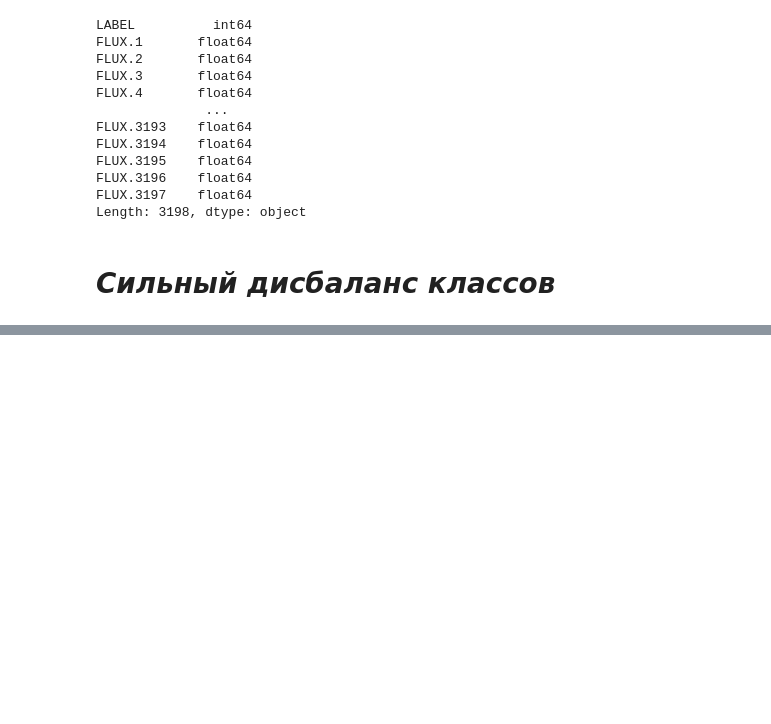
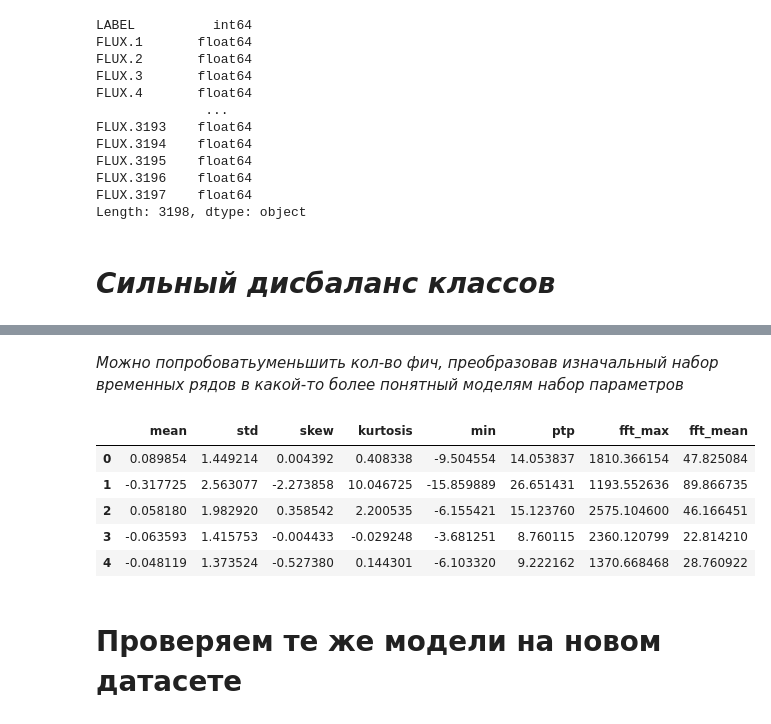
Before and after one commit to Sladkiy-Bo/exoplanet-detector, a Jupyter notebook: notebooks/01_kaggle_baseline.ipynb, the cells around one changed output, grey strips where cells are left out. Saved outputs shown, nothing was run; the diff lists cells and outputs as text; code cells hidden in the pictures; blank space fills up the shorter version.

Commit message:
Finalize Kaggle baseline: feature engineering, class imbalance handling, model comparison

```diff
--- a/notebooks/01_kaggle_baseline.ipynb
+++ b/notebooks/01_kaggle_baseline.ipynb
@@ -64,0 +119,6 @@ print(data_train["LABEL"][data_train["LABEL"] == 2].count())
+# %%
+X_train = normalize_rows(train, flux_cols)
+X_test = normalize_rows(test, flux_cols)
+
+y_train = (train["LABEL"] == 2).astype(int)
+y_test = (test["LABEL"] == 2).astype(int)
@@ -64,0 +184,16 @@ print(data_train["LABEL"][data_train["LABEL"] == 2].count())
+# %%
+neg, pos = (y_train == 0).sum(), (y_train == 1).sum()
+
+xgb_model = XGBClassifier(
+    n_estimators=100,
+    max_depth=3,
+    scale_pos_weight=neg / pos,
+    eval_metric="logloss",
+    random_state=52
+)
+
+xgb_model.fit(X_train, y_train)
+
+y_pred = xgb_model.predict(X_test)
+print(confusion_matrix(y_test, y_pred))
+print(classification_report(y_test, y_pred, digits=3))
@@ -64,0 +213,32 @@ print(data_train["LABEL"][data_train["LABEL"] == 2].count())
+# %% [markdown]
+*Можно попробоватьуменьшить кол-во фич, преобразовав изначальный набор временных рядов в какой-то более понятный моделям набор параметров*
+# %%
+def extract_features(X):
+    feats = pd.DataFrame({
+        "mean": X.mean(axis=1),
+        "std": X.std(axis=1),
+        "skew": skew(X, axis=1),          # асимметрия — транзиты дают резкую асимметрию (провалы, а не всплески)
+        "kurtosis": kurtosis(X, axis=1),  # эксцесс — насколько "острые" выбросы в сигнале
+        "min": X.min(axis=1),
+        "ptp": X.max(axis=1) - X.min(axis=1),  # размах (peak-to-peak)
+    })
+    # Спектральные признаки: периодичность сигнала видна в частотной области,
+    # даже если сам провал сдвинут по времени между звёздами
+    fft_vals = np.abs(rfft(X, axis=1))
+    feats["fft_max"] = fft_vals.max(axis=1)
+    feats["fft_mean"] = fft_vals.mean(axis=1)
+    return feats
+# %%
+train_feats = extract_features(X_train)
+test_feats = extract_features(X_test)
+# %%
+train_feats.head()
+# %% [output]
+|  | mean | std | skew | kurtosis | min | ptp | fft_max | fft_mean |
+| 0 | 0.089854 | 1.449214 | 0.004392 | 0.408338 | -9.504554 | 14.053837 | 1810.366154 | 47.825084 |
+| 1 | -0.317725 | 2.563077 | -2.273858 | 10.046725 | -15.859889 | 26.651431 | 1193.552636 | 89.866735 |
+| 2 | 0.058180 | 1.982920 | 0.358542 | 2.200535 | -6.155421 | 15.123760 | 2575.104600 | 46.166451 |
+| 3 | -0.063593 | 1.415753 | -0.004433 | -0.029248 | -3.681251 | 8.760115 | 2360.120799 | 22.814210 |
+| 4 | -0.048119 | 1.373524 | -0.527380 | 0.144301 | -6.103320 | 9.222162 | 1370.668468 | 28.760922 |
+# %% [markdown]
+# Проверяем те же модели на новом датасете
```
Also changed, not shown: parts of 40 cells of this notebook, 3 other files.
